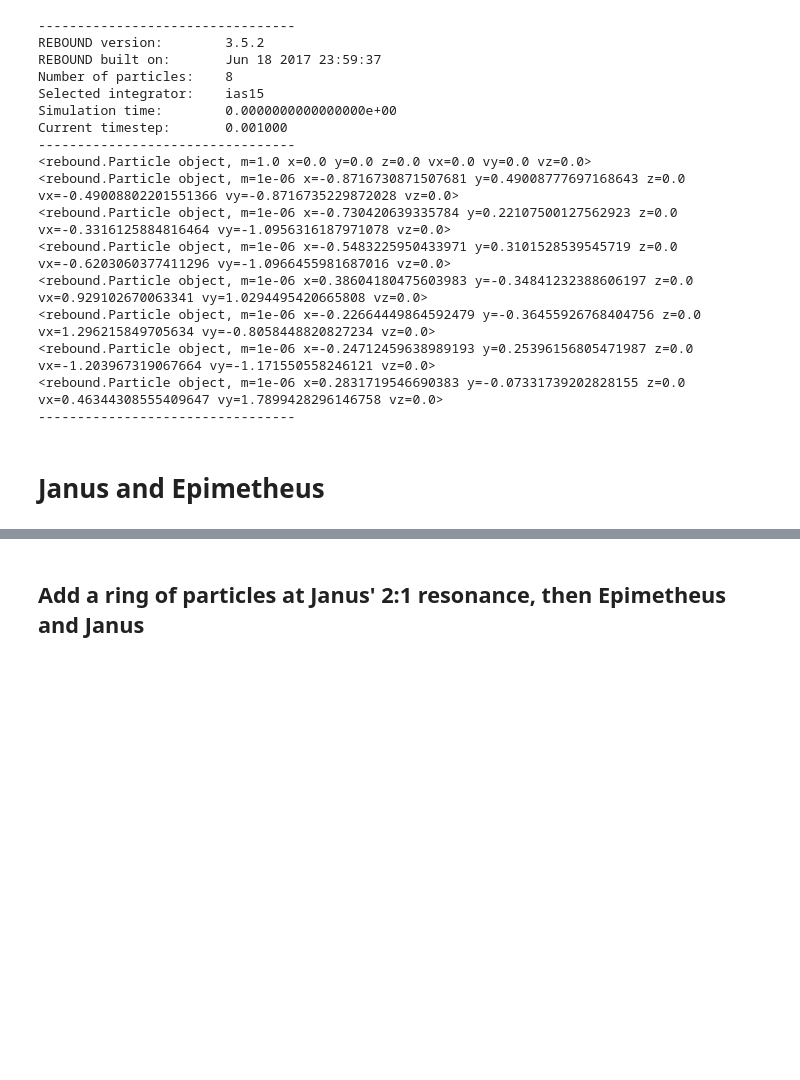
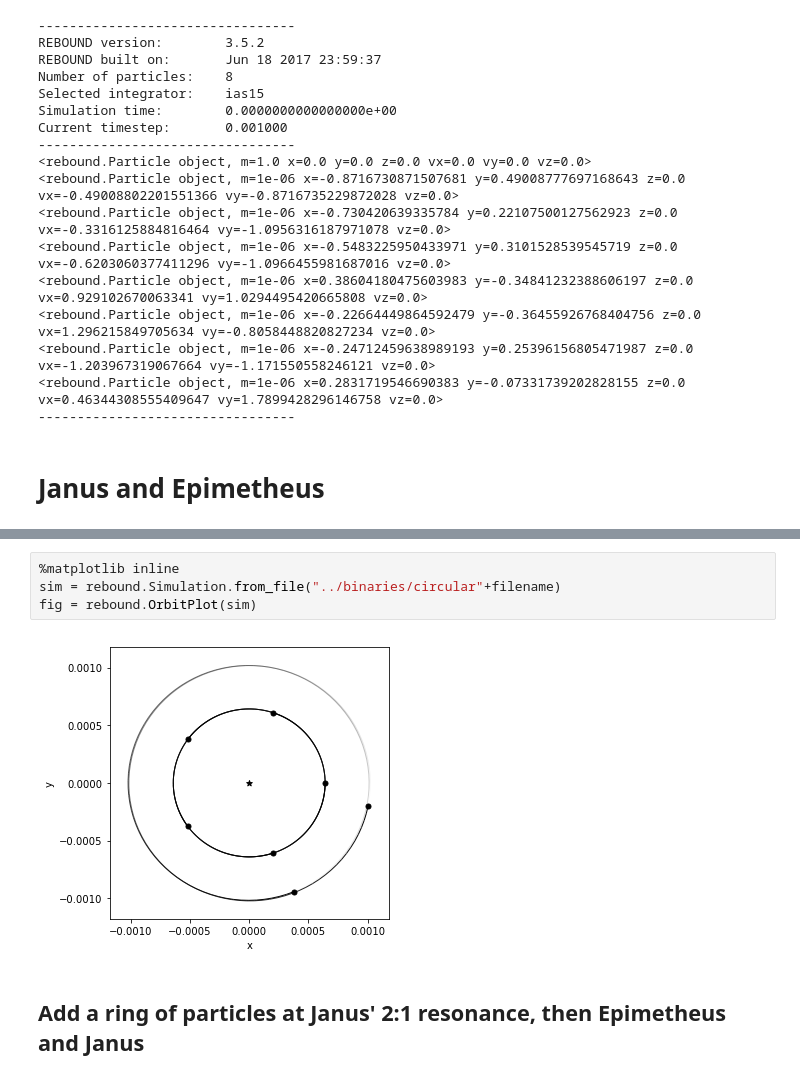
Before and after one commit to dtamayo/systemsounds, a Jupyter notebook: jupyter_examples/CreatingSimulations.ipynb, the cells around one changed output, grey strips where cells are left out. Cells and saved outputs as stored; diff of their text form; blank space fills up the shorter version.

```diff
--- a/jupyter_examples/CreatingSimulations.ipynb
+++ b/jupyter_examples/CreatingSimulations.ipynb
@@ -118,3 +129,9 @@ Janus a= 0.0010182813576499704 P= 0.012074950561380282
+# %%
+%matplotlib inline
+sim = rebound.Simulation.from_file("../binaries/circular"+filename)
+fig = rebound.OrbitPlot(sim)
+# %% [output]
+[figure, added]
 # %% [markdown]
 ## Add a ring of particles at Janus' 2:1 resonance, then Epimetheus and Janus
 # %%
```
Also changed, not shown: parts of 2 cells of this notebook.
